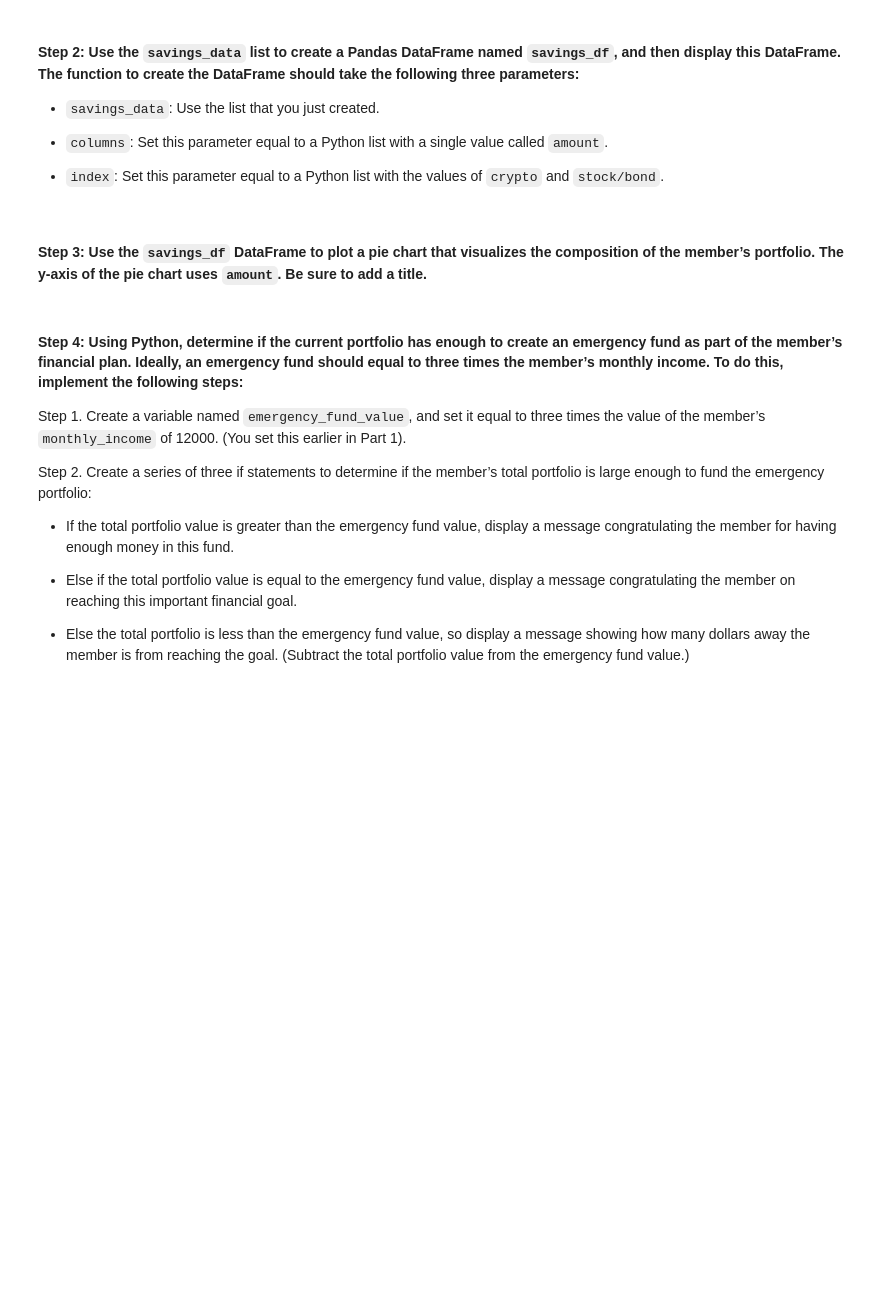
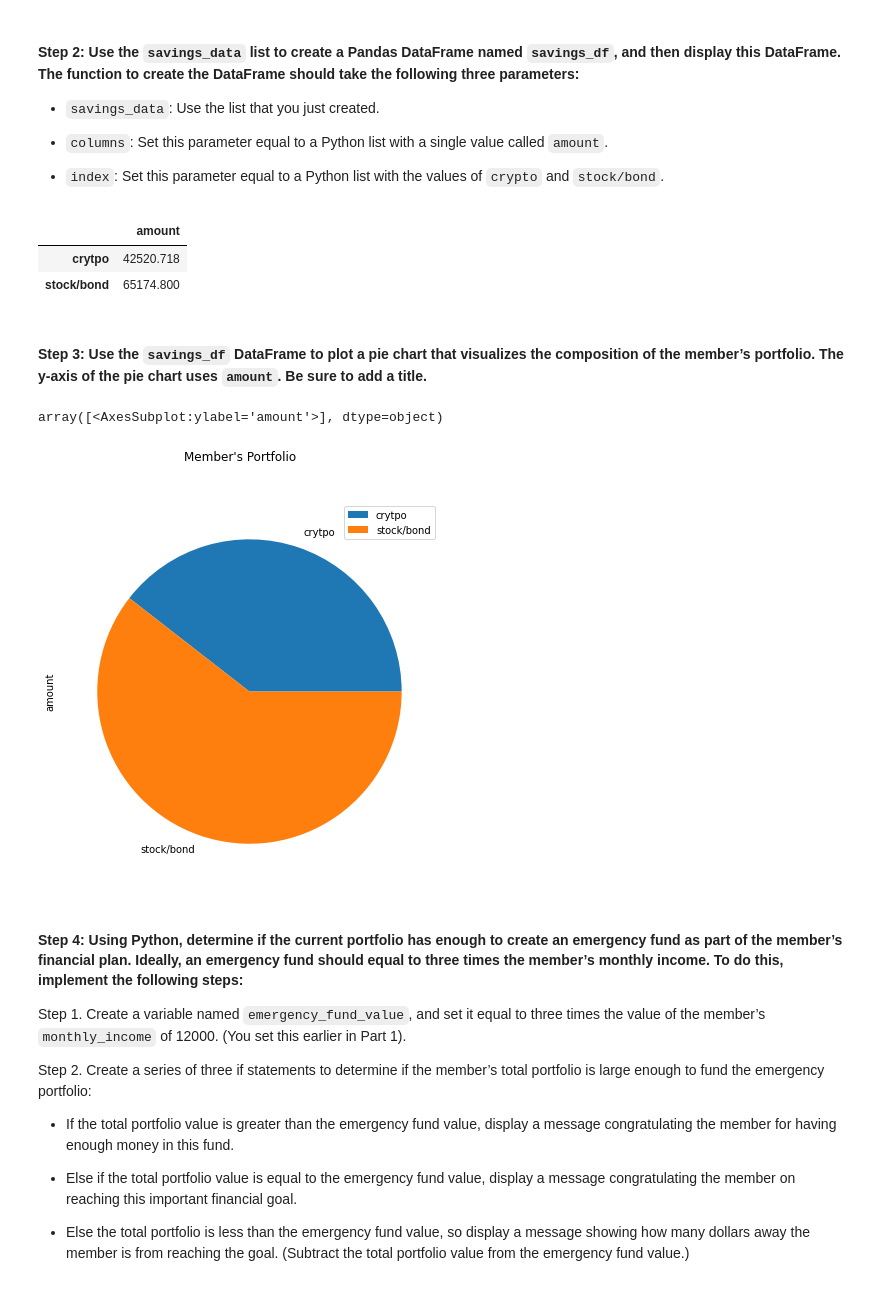
Before and after one commit to AlexanderValenzuela/financial_planning, a Jupyter notebook: financial_planning_tools.ipynb, the cells around one changed output. Saved outputs shown, nothing was run; the diff lists cells and outputs as text; code cells hidden in the pictures; blank space fills up the shorter version.

```diff
--- a/financial_planning_tools.ipynb
+++ b/financial_planning_tools.ipynb
@@ -364,7 +355,6 @@ In this section, you’ll use the valuations for the cryptocurrency wallet and f
 #### Step 1: Create a Python list named `savings_data` that has two elements. The first element contains the total value of the cryptocurrency wallet. The second element contains the total value of the stock and bond portions of the portfolio.
 # %%
 # Consolidate financial assets data into a Python list
-# YOUR CODE HERE
-
+savings_data = [total_crypto_wallet, total_stocks_bonds]
 # Review the Python list savings_data
-# YOUR CODE HERE
+savings_data
@@ -378,15 +370,26 @@ In this section, you’ll use the valuations for the cryptocurrency wallet and f
 - `index`: Set this parameter equal to a Python list with the values of `crypto` and `stock/bond`.
 # %%
 # Create a Pandas DataFrame called savings_df
-# YOUR CODE HERE
+savings_df = pd.DataFrame(savings_data,
+                          columns=['amount'],
+                          index=['crytpo','stock/bond'])
+
 
 # Display the savings_df DataFrame
-# YOUR CODE HERE
+savings_df
+# %% [output]
+|  | amount |
+| crytpo | 42520.718 |
+| stock/bond | 65174.800 |
 # %% [markdown]
 #### Step 3: Use the `savings_df` DataFrame to plot a pie chart that visualizes the composition of the member’s portfolio. The y-axis of the pie chart uses `amount`. Be sure to add a title.
 # %%
 # Plot the total value of the member's portfolio (crypto and stock/bond) in a pie chart
 # YOUR CODE HERE
+savings_df.plot(kind="pie",figsize=(10,7),title="Member's Portfolio",subplots=True)
+# %% [output]
+array([<AxesSubplot:ylabel='amount'>], dtype=object)
+[figure, added]
 # %% [markdown]
 #### Step 4: Using Python, determine if the current portfolio has enough to create an emergency fund as part of the member’s financial plan. Ideally, an emergency fund should equal to three times the member’s monthly income. To do this, implement the following steps:
 
```
Also changed, not shown: parts of 38 cells of this notebook.
